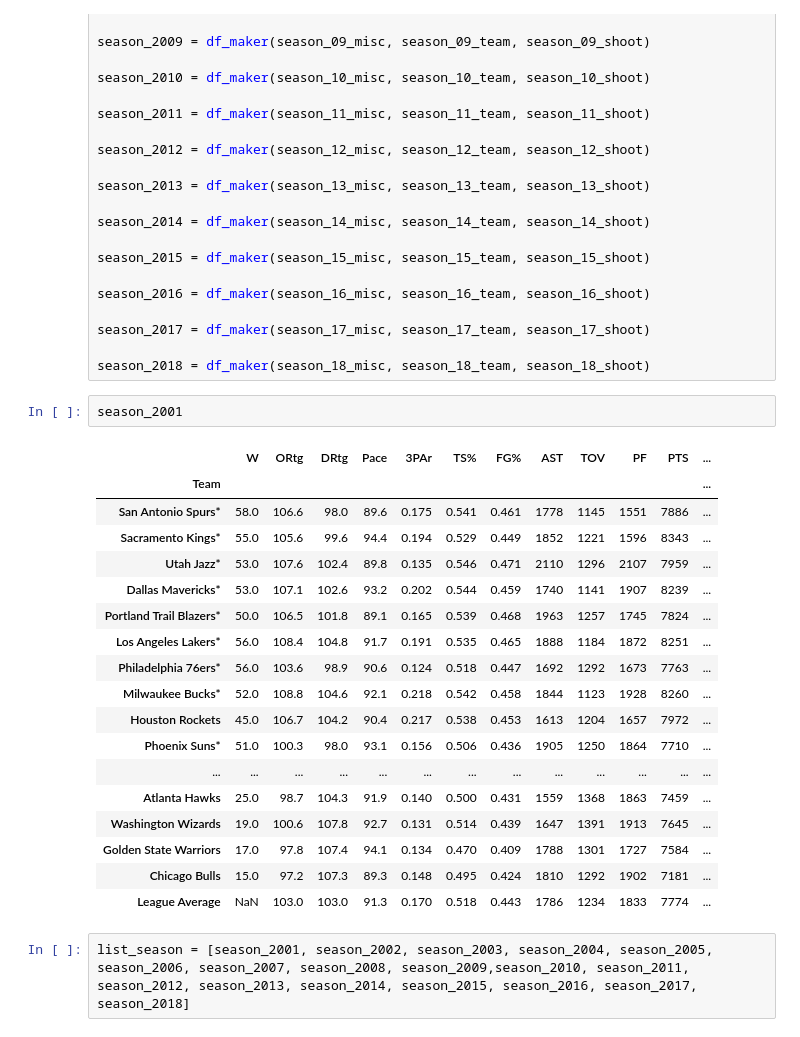
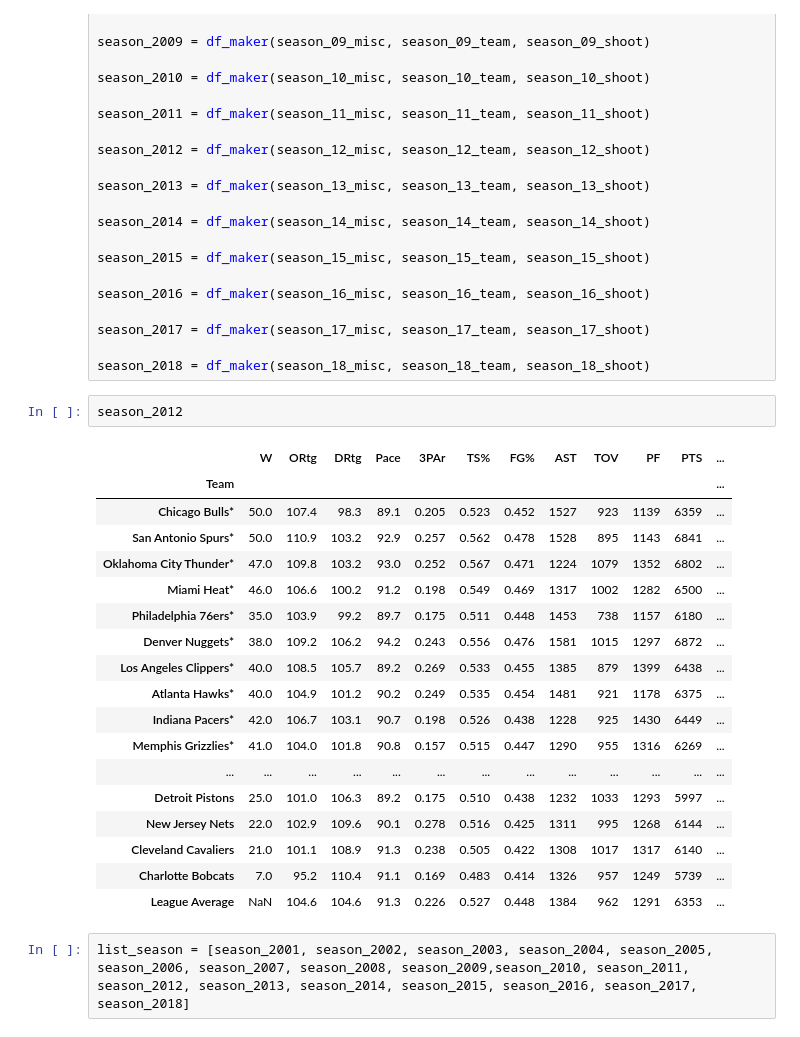
Before and after one commit to johncpolitte/NBA_Data_Analysis, a Jupyter notebook: Pandas_work.ipynb, the cells around one changed output. Drawn from its saved outputs; the diff is of its cells as text.

```diff
--- a/Pandas_work.ipynb
+++ b/Pandas_work.ipynb
@@ -279,27 +279,27 @@ season_2016 = df_maker(season_16_misc, season_16_team, season_16_shoot)
 season_2017 = df_maker(season_17_misc, season_17_team, season_17_shoot)
 
 season_2018 = df_maker(season_18_misc, season_18_team, season_18_shoot)
-# %%
-season_2001
-# %% [output]
-|  | W | ORtg | DRtg | Pace | 3PAr | TS% | FG% | AST | TOV | PF | PTS | ... |
-| Team |  |  |  |  |  |  |  |  |  |  |  | ... |
-| San Antonio Spurs* | 58.0 | 106.6 | 98.0 | 89.6 | 0.175 | 0.541 | 0.461 | 1778 | 1145 | 1551 | 7886 | ... |
-| Sacramento Kings* | 55.0 | 105.6 | 99.6 | 94.4 | 0.194 | 0.529 | 0.449 | 1852 | 1221 | 1596 | 8343 | ... |
-| Utah Jazz* | 53.0 | 107.6 | 102.4 | 89.8 | 0.135 | 0.546 | 0.471 | 2110 | 1296 | 2107 | 7959 | ... |
-| Dallas Mavericks* | 53.0 | 107.1 | 102.6 | 93.2 | 0.202 | 0.544 | 0.459 | 1740 | 1141 | 1907 | 8239 | ... |
-| Portland Trail Blazers* | 50.0 | 106.5 | 101.8 | 89.1 | 0.165 | 0.539 | 0.468 | 1963 | 1257 | 1745 | 7824 | ... |
-| Los Angeles Lakers* | 56.0 | 108.4 | 104.8 | 91.7 | 0.191 | 0.535 | 0.465 | 1888 | 1184 | 1872 | 8251 | ... |
-| Philadelphia 76ers* | 56.0 | 103.6 | 98.9 | 90.6 | 0.124 | 0.518 | 0.447 | 1692 | 1292 | 1673 | 7763 | ... |
-| Milwaukee Bucks* | 52.0 | 108.8 | 104.6 | 92.1 | 0.218 | 0.542 | 0.458 | 1844 | 1123 | 1928 | 8260 | ... |
-| Houston Rockets | 45.0 | 106.7 | 104.2 | 90.4 | 0.217 | 0.538 | 0.453 | 1613 | 1204 | 1657 | 7972 | ... |
-| Phoenix Suns* | 51.0 | 100.3 | 98.0 | 93.1 | 0.156 | 0.506 | 0.436 | 1905 | 1250 | 1864 | 7710 | ... |
-| ... | ... | ... | ... | ... | ... | ... | ... | ... | ... | ... | ... | ... |
-| Atlanta Hawks | 25.0 | 98.7 | 104.3 | 91.9 | 0.140 | 0.500 | 0.431 | 1559 | 1368 | 1863 | 7459 | ... |
-| Washington Wizards | 19.0 | 100.6 | 107.8 | 92.7 | 0.131 | 0.514 | 0.439 | 1647 | 1391 | 1913 | 7645 | ... |
-| Golden State Warriors | 17.0 | 97.8 | 107.4 | 94.1 | 0.134 | 0.470 | 0.409 | 1788 | 1301 | 1727 | 7584 | ... |
-| Chicago Bulls | 15.0 | 97.2 | 107.3 | 89.3 | 0.148 | 0.495 | 0.424 | 1810 | 1292 | 1902 | 7181 | ... |
-| League Average | NaN | 103.0 | 103.0 | 91.3 | 0.170 | 0.518 | 0.443 | 1786 | 1234 | 1833 | 7774 | ... |
+# %%
+season_2012
+# %% [output]
+|  | W | ORtg | DRtg | Pace | 3PAr | TS% | FG% | AST | TOV | PF | PTS | ... |
+| Team |  |  |  |  |  |  |  |  |  |  |  | ... |
+| Chicago Bulls* | 50.0 | 107.4 | 98.3 | 89.1 | 0.205 | 0.523 | 0.452 | 1527 | 923 | 1139 | 6359 | ... |
+| San Antonio Spurs* | 50.0 | 110.9 | 103.2 | 92.9 | 0.257 | 0.562 | 0.478 | 1528 | 895 | 1143 | 6841 | ... |
+| Oklahoma City Thunder* | 47.0 | 109.8 | 103.2 | 93.0 | 0.252 | 0.567 | 0.471 | 1224 | 1079 | 1352 | 6802 | ... |
+| Miami Heat* | 46.0 | 106.6 | 100.2 | 91.2 | 0.198 | 0.549 | 0.469 | 1317 | 1002 | 1282 | 6500 | ... |
+| Philadelphia 76ers* | 35.0 | 103.9 | 99.2 | 89.7 | 0.175 | 0.511 | 0.448 | 1453 | 738 | 1157 | 6180 | ... |
+| Denver Nuggets* | 38.0 | 109.2 | 106.2 | 94.2 | 0.243 | 0.556 | 0.476 | 1581 | 1015 | 1297 | 6872 | ... |
+| Los Angeles Clippers* | 40.0 | 108.5 | 105.7 | 89.2 | 0.269 | 0.533 | 0.455 | 1385 | 879 | 1399 | 6438 | ... |
+| Atlanta Hawks* | 40.0 | 104.9 | 101.2 | 90.2 | 0.249 | 0.535 | 0.454 | 1481 | 921 | 1178 | 6375 | ... |
+| Indiana Pacers* | 42.0 | 106.7 | 103.1 | 90.7 | 0.198 | 0.526 | 0.438 | 1228 | 925 | 1430 | 6449 | ... |
+| Memphis Grizzlies* | 41.0 | 104.0 | 101.8 | 90.8 | 0.157 | 0.515 | 0.447 | 1290 | 955 | 1316 | 6269 | ... |
+| ... | ... | ... | ... | ... | ... | ... | ... | ... | ... | ... | ... | ... |
+| Detroit Pistons | 25.0 | 101.0 | 106.3 | 89.2 | 0.175 | 0.510 | 0.438 | 1232 | 1033 | 1293 | 5997 | ... |
+| New Jersey Nets | 22.0 | 102.9 | 109.6 | 90.1 | 0.278 | 0.516 | 0.425 | 1311 | 995 | 1268 | 6144 | ... |
+| Cleveland Cavaliers | 21.0 | 101.1 | 108.9 | 91.3 | 0.238 | 0.505 | 0.422 | 1308 | 1017 | 1317 | 6140 | ... |
+| Charlotte Bobcats | 7.0 | 95.2 | 110.4 | 91.1 | 0.169 | 0.483 | 0.414 | 1326 | 957 | 1249 | 5739 | ... |
+| League Average | NaN | 104.6 | 104.6 | 91.3 | 0.226 | 0.527 | 0.448 | 1384 | 962 | 1291 | 6353 | ... |
 # %%
 list_season = [season_2001, season_2002, season_2003, season_2004, season_2005, season_2006, season_2007, season_2008, season_2009,season_2010, season_2011, season_2012, season_2013, season_2014, season_2015, season_2016, season_2017, season_2018]
 # %%
```
Also changed, not shown: parts of 4 cells of this notebook.
